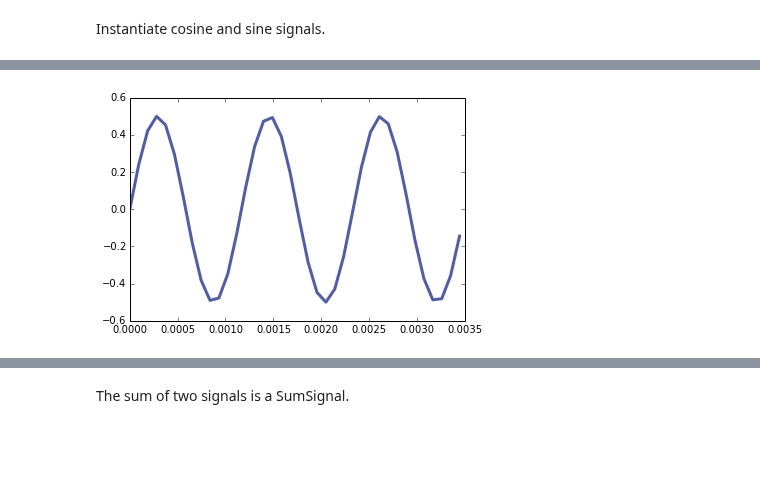
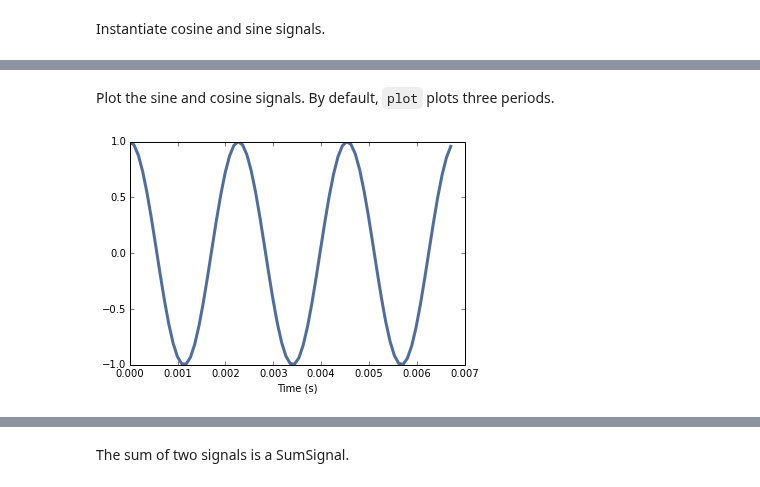
Before and after one commit to AllenDowney/ThinkDSP, a Jupyter notebook: code/chap01.ipynb, the cells around one changed output, grey strips where cells are left out. Drawn from its saved outputs; the diff is of its cells as text; code cells hidden in the pictures; blank space fills up the shorter version.

```diff
--- a/code/chap01.ipynb
+++ b/code/chap01.ipynb
@@ -27,4 +37,7 @@ cos_sig.plot()
-# %%
-sin_sig.plot()
-# %% [output]
-[figure, removed]
+# %% [markdown]
+Plot the sine and cosine signals.  By default, `plot` plots three periods.
+# %%
+cos_sig.plot()
+thinkplot.config(xlabel='Time (s)')
+# %% [output]
+[figure, added]
```
Also changed, not shown: parts of 33 cells of this notebook, 2 other files.
